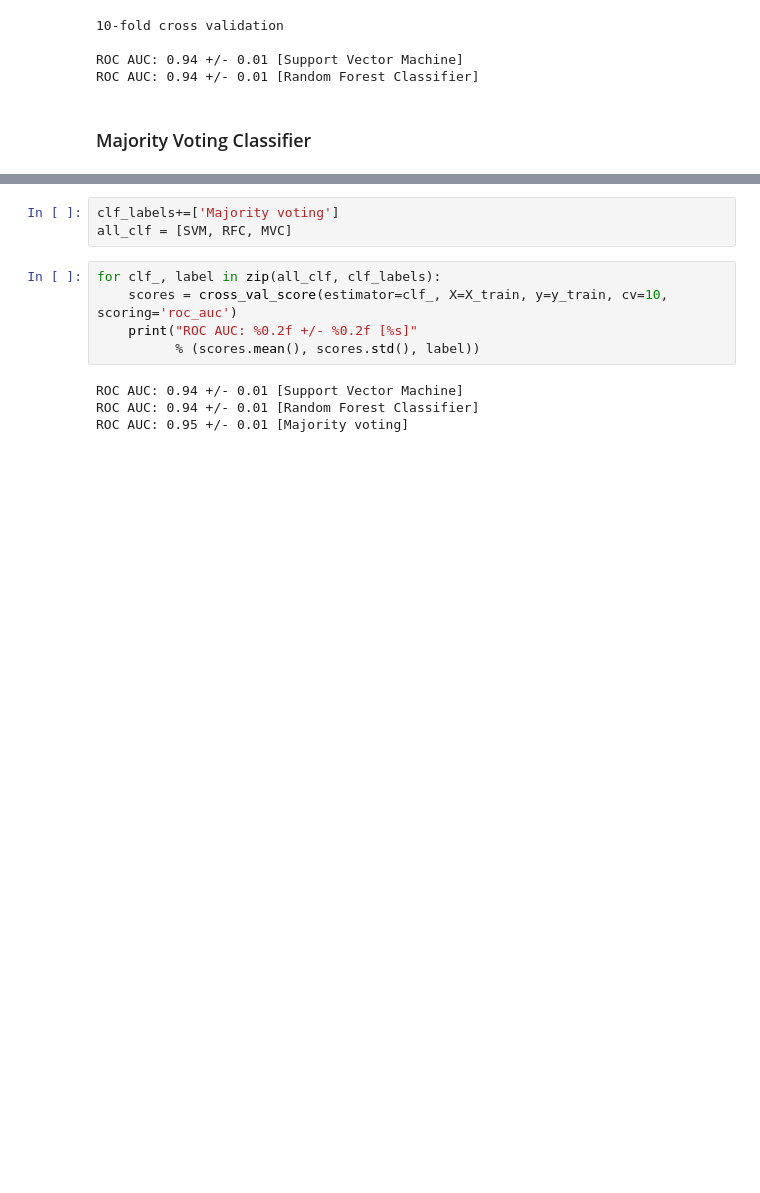
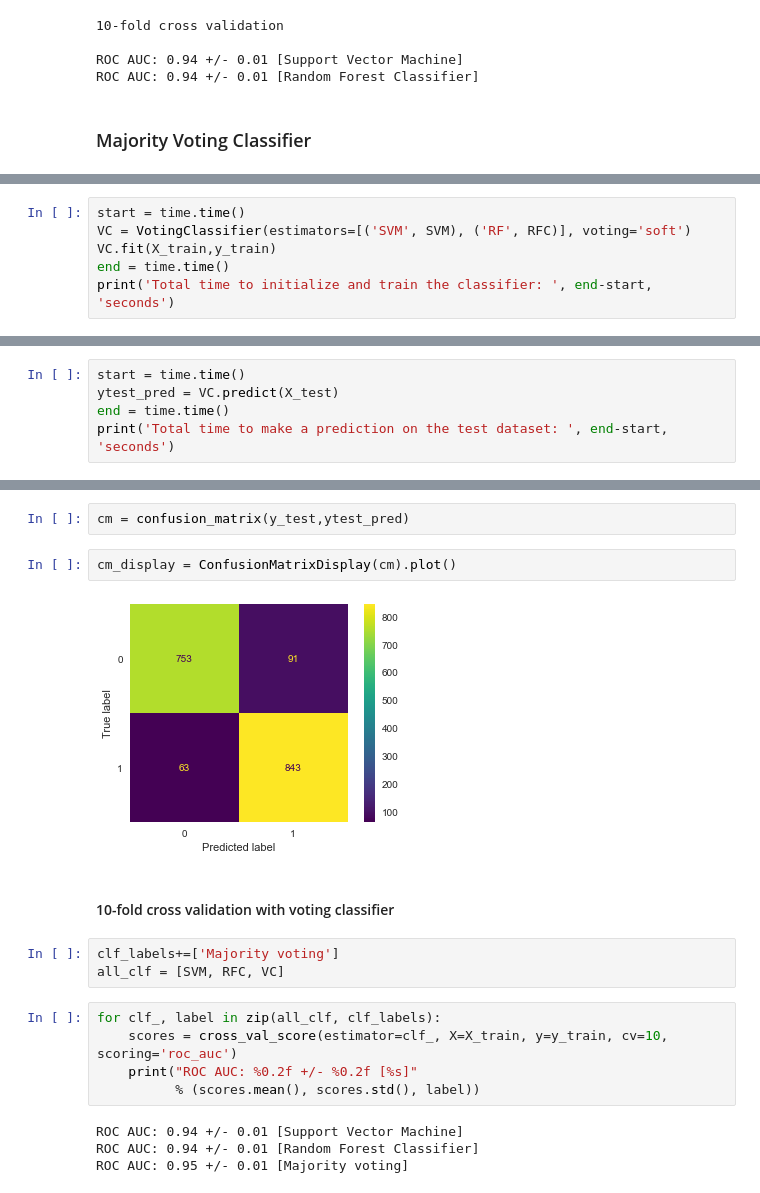
Before and after one commit to FgSurewin/Brain_Tumor_Project, a Jupyter notebook: notebooks/Juans_notebook.ipynb, the cells around one changed output, grey strips where cells are left out. Cells and saved outputs as stored; diff of their text form; blank space fills up the shorter version.

```diff
--- a/notebooks/Juans_notebook.ipynb
+++ b/notebooks/Juans_notebook.ipynb
@@ -492,0 +422,6 @@ MVC = MajorityVoteClassifier(classifiers=[SVM, RFC])
+# %%
+start = time.time()
+VC = VotingClassifier(estimators=[('SVM', SVM), ('RF', RFC)], voting='soft')
+VC.fit(X_train,y_train)
+end = time.time()
+print('Total time to initialize and train the classifier: ', end-start, 'seconds')
@@ -492,0 +430,5 @@ MVC = MajorityVoteClassifier(classifiers=[SVM, RFC])
+# %%
+start = time.time()
+ytest_pred = VC.predict(X_test)
+end = time.time()
+print('Total time to make a prediction on the test dataset: ', end-start, 'seconds')
@@ -493,6 +456,14 @@ MVC = MajorityVoteClassifier(classifiers=[SVM, RFC])
+# %%
+cm = confusion_matrix(y_test,ytest_pred)
+# %%
+cm_display = ConfusionMatrixDisplay(cm).plot()
+# %% [output]
+[figure, added]
+# %% [markdown]
+#### 10-fold cross validation with voting classifier
 # %%
 clf_labels+=['Majority voting']
-all_clf = [SVM, RFC, MVC]
+all_clf = [SVM, RFC, VC]
 # %%
 for clf_, label in zip(all_clf, clf_labels):
     scores = cross_val_score(estimator=clf_, X=X_train, y=y_train, cv=10, scoring='roc_auc')
```
Also changed, not shown: parts of 15 cells of this notebook.
